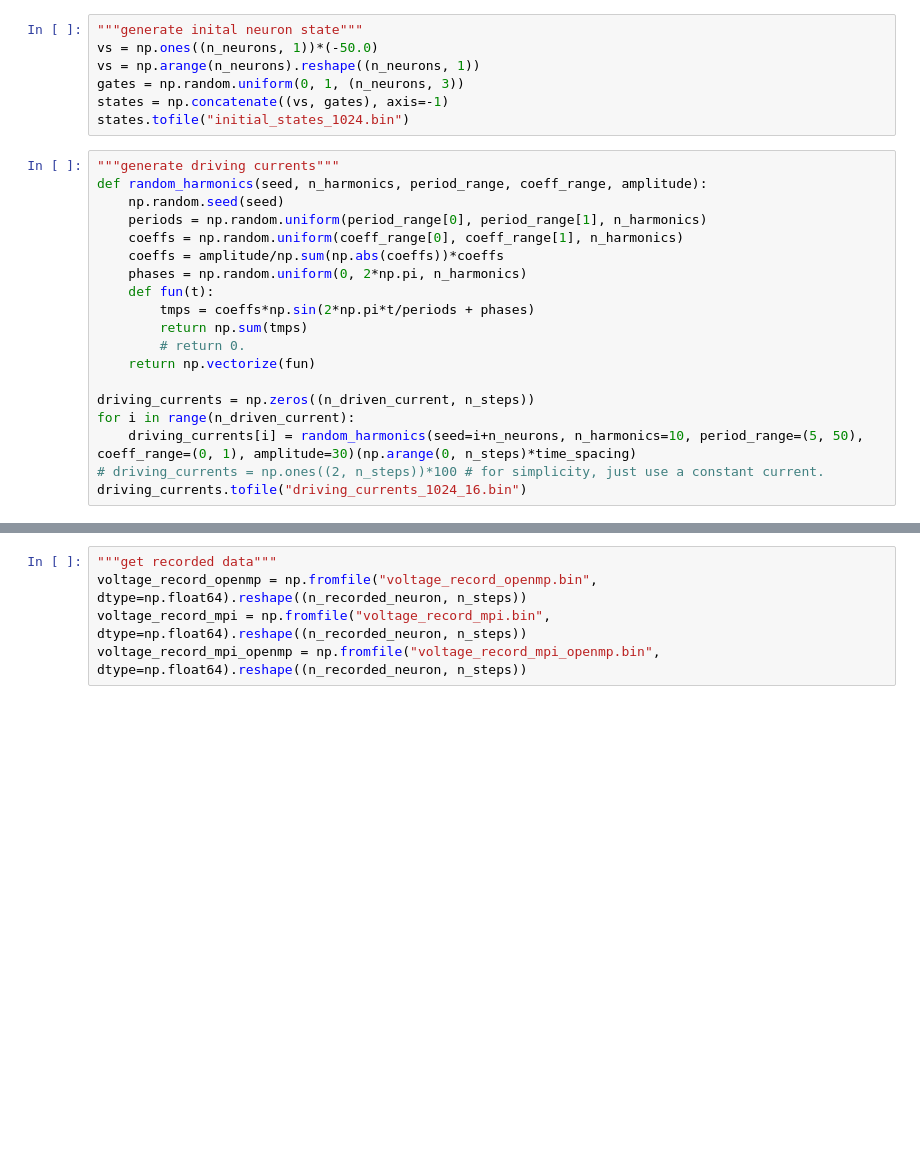
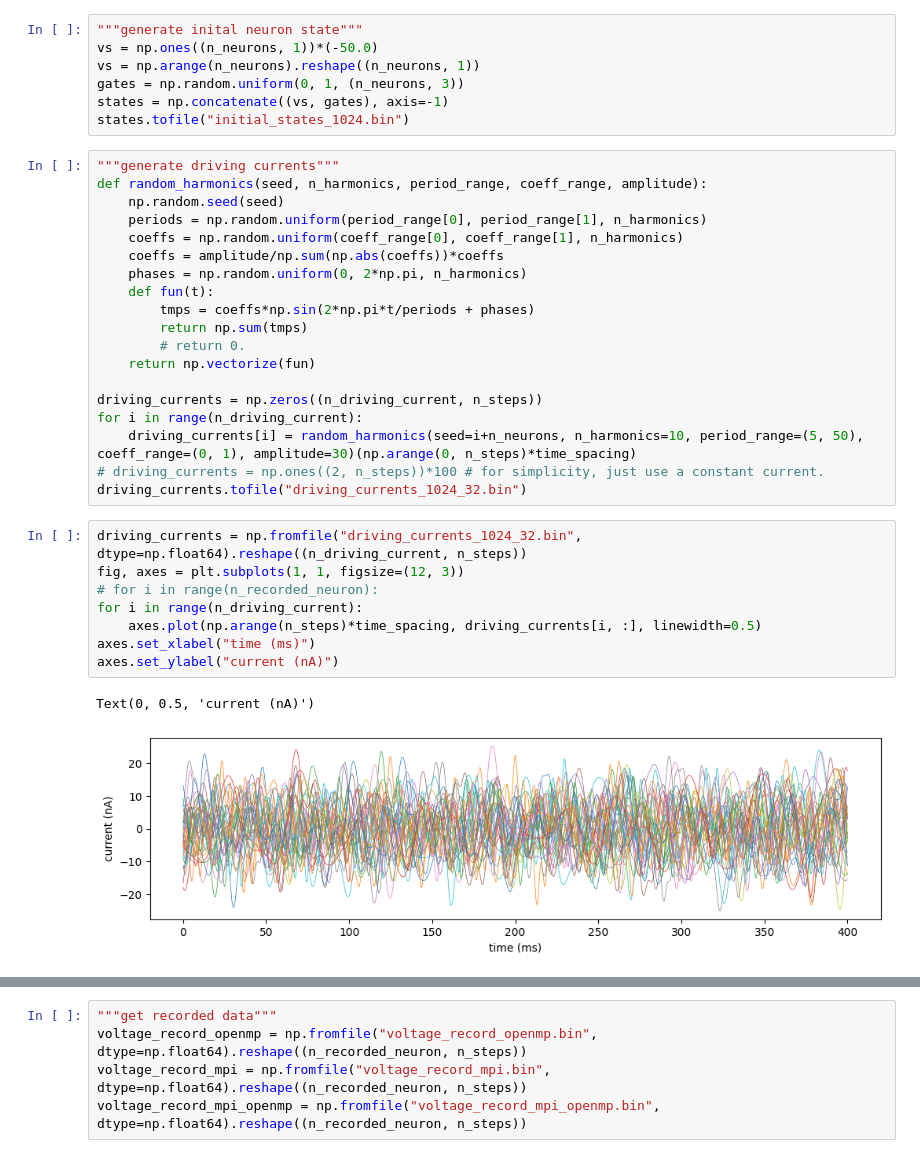
Before and after one commit to Cai-Fangxu/Phys244-course-project, a Jupyter notebook: pre_post_processing.ipynb, the cells around one changed output, grey strips where cells are left out. Cells and saved outputs as stored; diff of their text form; blank space fills up the shorter version.

```diff
--- a/pre_post_processing.ipynb
+++ b/pre_post_processing.ipynb
@@ -35,8 +35,19 @@ def random_harmonics(seed, n_harmonics, period_range, coeff_range, amplitude):
         # return 0.
     return np.vectorize(fun)
 
-driving_currents = np.zeros((n_driven_current, n_steps))
-for i in range(n_driven_current):
+driving_currents = np.zeros((n_driving_current, n_steps))
+for i in range(n_driving_current):
     driving_currents[i] = random_harmonics(seed=i+n_neurons, n_harmonics=10, period_range=(5, 50), coeff_range=(0, 1), amplitude=30)(np.arange(0, n_steps)*time_spacing)
 # driving_currents = np.ones((2, n_steps))*100 # for simplicity, just use a constant current.
-driving_currents.tofile("driving_currents_1024_16.bin")
+driving_currents.tofile("driving_currents_1024_32.bin")
+# %%
+driving_currents = np.fromfile("driving_currents_1024_32.bin", dtype=np.float64).reshape((n_driving_current, n_steps))
+fig, axes = plt.subplots(1, 1, figsize=(12, 3))
+# for i in range(n_recorded_neuron):
+for i in range(n_driving_current):
+    axes.plot(np.arange(n_steps)*time_spacing, driving_currents[i, :], linewidth=0.5)
+axes.set_xlabel("time (ms)")
+axes.set_ylabel("current (nA)")
+# %% [output]
+Text(0, 0.5, 'current (nA)')
+[figure, added]
```
Also changed, not shown: parts of 9 cells of this notebook, 9 other files.
